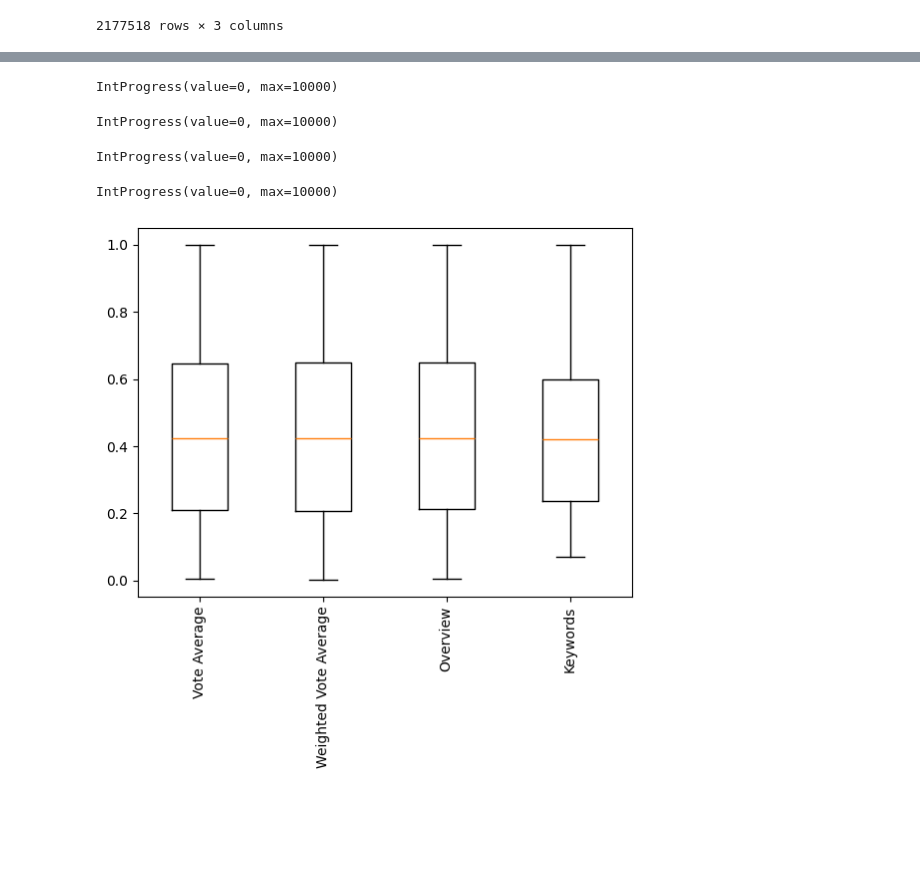
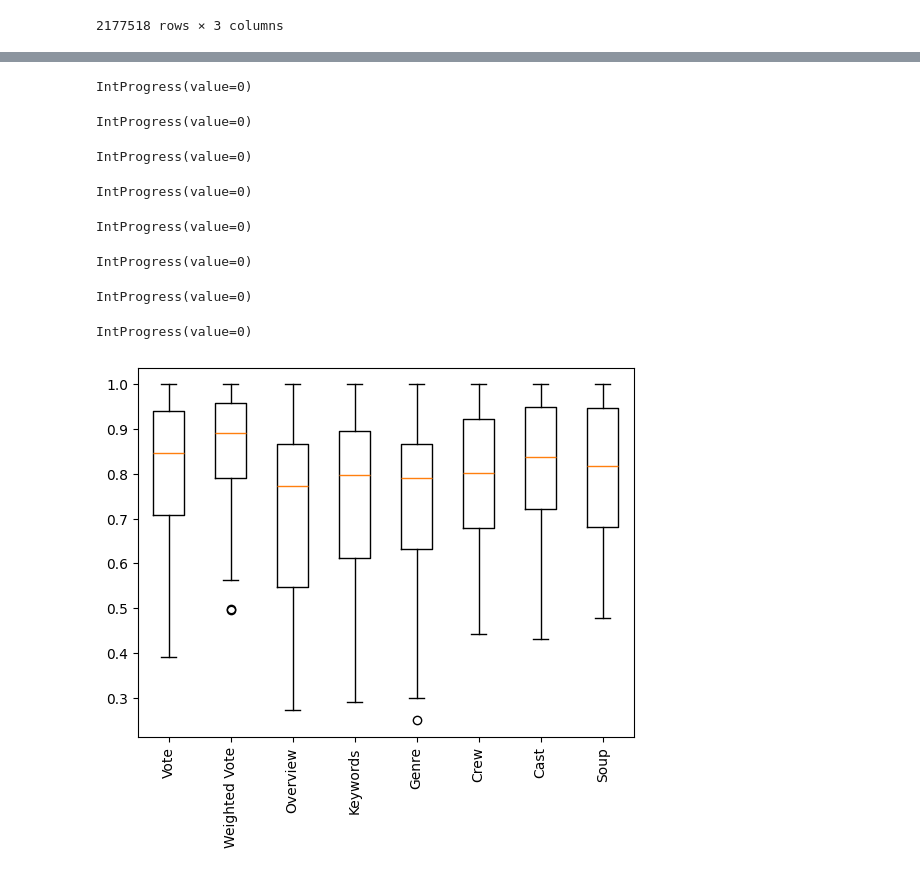
Before and after one commit to ArchitBhonsle/the-movies-dataset, a Jupyter notebook: Rankings.ipynb, the cells around one changed output, grey strips where cells are left out. Drawn from its saved outputs; the diff is of its cells as text; code cells hidden in the pictures; blank space fills up the shorter version.

Commit message:
genre, crew, cast and soup based models; fixing NDCG

```diff
--- a/Rankings.ipynb
+++ b/Rankings.ipynb
@@ -44,7 +59,11 @@ from sklearn.metrics import ndcg_score
 from ipywidgets import IntProgress
 from IPython.display import display
 
-test_users = test['userId'].unique()[:10000]
+np.random.seed(9)
+test_users = test['userId'].unique()
+np.random.shuffle(test_users)
+test_users = test_users[:100]
+
 def evaluate(r):
     progress = IntProgress(min=0, max=len(test_users))
     display(progress)
@@ -58,10 +77,16 @@ def evaluate(r):
             .to_numpy()
 
         rankings = r.rank(user, user_test)
-        score = ndcg_score([user_test], [rankings], k=5)
+        score = ndcg_score(
+            [np.arange(len(user_test), 0, -1)],
+            [rankings],
+            k=5
+        )
         scores.append(score)
 
     return scores
+
+all_scores = dict()
 # %%
 import trivial_rankers as tr
 reload(tr)
@@ -69,26 +94,42 @@ reload(tr)
 vote_based = tr.VoteAverageBasedRanker(movies, train)
 weighted_vote_based = tr.WeightedVoteBasedRanker(movies, train)
 
-vote_based_scores = evaluate(vote_based)
-weighted_vote_based_scores = evaluate(weighted_vote_based)
+all_scores |= {
+    'Vote': evaluate(vote_based),
+    'Weighted Vote': evaluate(weighted_vote_based)
+}
 # %% [output]
-IntProgress(value=0, max=10000)
+IntProgress(value=0)
-IntProgress(value=0, max=10000)
+IntProgress(value=0)
 # %%
-import vectorizer_based_rankers as vbr
+import similarity_based as vbr
 reload(vbr)
 
 overview_based = vbr.OverviewBasedRanker(movies, train)
 keywords_based = vbr.KeywordsBasedRanker(movies, train)
+genre_based = vbr.GenreBasedRanker(movies, train)
+cast_based = vbr.CastBasedRanker(movies, train)
+crew_based = vbr.CrewBasedRanker(movies, train)
+soup_based = vbr.SoupBasedRanker(movies, train)
 
-overview_based_scores = evaluate(overview_based)
-keywords_based_scores = evaluate(keywords_based)
+all_scores |= {
+    'Overview': evaluate(overview_based),
+    'Keywords': evaluate(keywords_based),
+    'Genre': evaluate(genre_based),
+    'Crew': evaluate(crew_based),
+    'Cast': evaluate(cast_based),
+    'Soup': evaluate(soup_based)
+}
 # %% [output]
-IntProgress(value=0, max=10000)
+IntProgress(value=0)
-IntProgress(value=0, max=10000)
+IntProgress(value=0)
+IntProgress(value=0)
+IntProgress(value=0)
+IntProgress(value=0)
+IntProgress(value=0)
-# %%
-plt.boxplot([vote_based_scores, weighted_vote_based_scores, overview_based_scores, keywords_based_scores])
-plt.xticks([1, 2, 3, 4], ['Vote Average', 'Weighted Vote Average', 'Overview', 'Keywords'], rotation=90)
-plt.show()
-# %% [output]
-[figure, removed]
+# %%
+plt.boxplot(all_scores.values(), labels=all_scores.keys())
+plt.xticks(rotation=90)
+plt.show()
+# %% [output]
+[figure, added]
```
Also changed, not shown: parts of 2 cells of this notebook, 4 other files.
